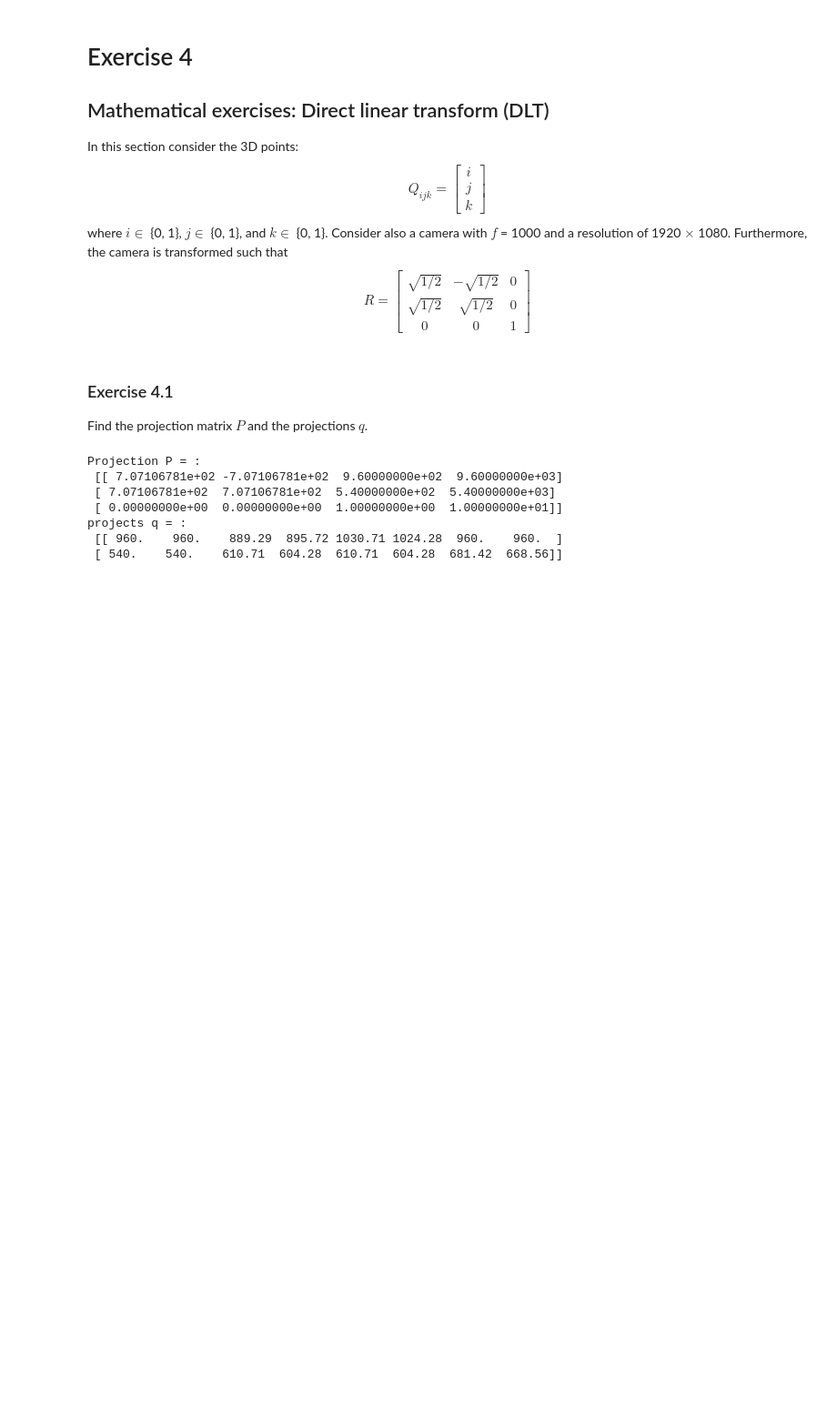
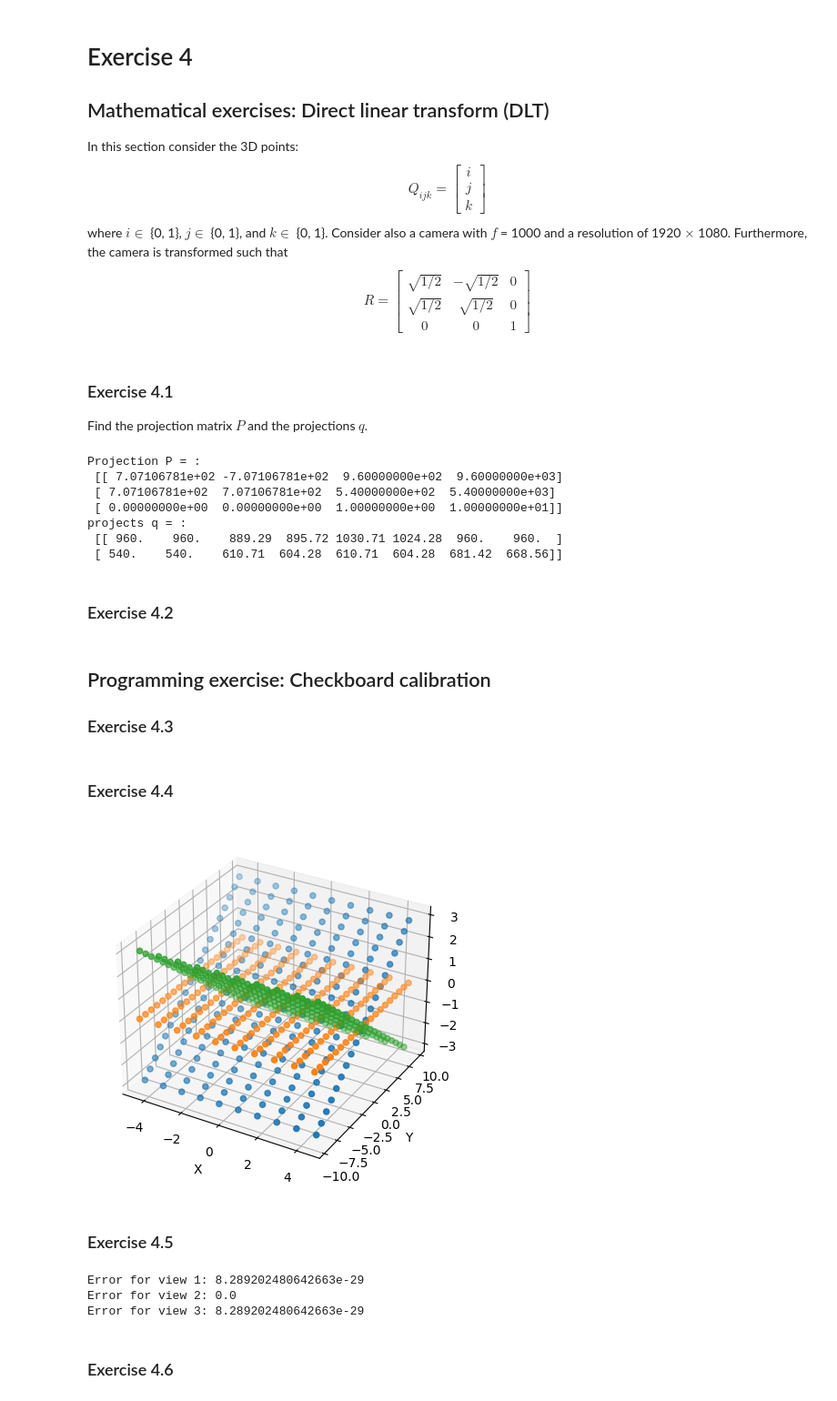
Before and after one commit to ChongchLi/02504_ComputerVision, a Jupyter notebook: Exercise/Exercise_4/Exercise_4.ipynb, the cells around one changed output. Shown at 91% size. Saved outputs shown, nothing was run; the diff lists cells and outputs as text; code cells hidden in the pictures; blank space fills up the shorter version.

Commit message:
modified:   Exercise/Exercise_4/Exercise_4.ipynb 	new file:   Lecture/Lecture_4/Zhang - 2000 - A flexible new technique for camera calibration.pdf

```diff
--- a/Exercise/Exercise_4/Exercise_4.ipynb
+++ b/Exercise/Exercise_4/Exercise_4.ipynb
@@ -62,3 +107,77 @@ Projection P = :
 projects q = :
  [[ 960.    960.    889.29  895.72 1030.71 1024.28  960.    960.  ]
  [ 540.    540.    610.71  604.28  610.71  604.28  681.42  668.56]]
+# %% [markdown]
+### Exercise 4.2
+# %% [markdown]
+## Programming exercise: Checkboard calibration
+### Exercise 4.3
+# %%
+def checkerboard_points(n, m):
+    points = []
+    for i in range(n):
+        for j in range(m):
+            x = i - (n-1)/2
+            y = j - (m-1)/2
+            z = 0
+            points.append([x, y, z])
+    return np.array(points).T
+# %% [markdown]
+### Exercise 4.4
+# %%
+from scipy.spatial.transform import Rotation
+
+def R_rotation(theta_x, theta_y, theta_z):
+    R = Rotation.from_euler('xyz', [theta_x, theta_y, theta_z]).as_matrix()
+    return R
+
+Q_Omega = checkerboard_points(10,20)
+R_a = R_rotation(np.pi/10, 0, 0)
+R_b = R_rotation(0, 0, 0)
+R_c = R_rotation(-np.pi/10, 0, 0)
+
+q_a = R_a @ Q_Omega
+q_b = R_b @ Q_Omega
+q_c = R_c @ Q_Omega
+# %%
+fig = plt.figure(figsize=(5,5))
+ax = fig.add_subplot(projection='3d')
+ax.scatter(q_a[0,:], q_a[1,:], q_a[2,:])
+ax.scatter(q_b[0,:], q_b[1,:], q_b[2,:])
+ax.scatter(q_c[0,:], q_c[1,:], q_c[2,:])
+ax.set_xlabel('X')
+ax.set_ylabel('Y')
+ax.set_zlabel('Z')
+plt.show()
+# %% [output]
+[figure, added]
+# %% [markdown]
+### Exercise 4.5
+# %%
+qs = [q_a, q_b, q_c]
+def estimateHomographies(Q_omega, qs):
+    homographies = []
+    Q_tilde = Q_omega[:2, :]
+    for q in qs:
+        H = hest(Q_tilde, q[:2, :], normalize=True)
+        homographies.append(H)
+
+    return homographies
+
+estimated_homographies = estimateHomographies(Q_Omega, qs)
+
+# Check the estimated homographies
+for i, H in enumerate(estimated_homographies):
+    Q_tilde = PiInv(Q_Omega[:2, :])
+    q_estimated_homogeneous = H @ Q_tilde
+    q_estimated = Pi(q_estimated_homogeneous)
+    q_original = qs[i][:2, :]
+
+    error = np.sum((q_estimated - q_original)**2)
+    print(f'Error for view {i+1}: {error}')
+# %% [output]
+Error for view 1: 8.289202480642663e-29
+Error for view 2: 0.0
+Error for view 3: 8.289202480642663e-29
+# %% [markdown]
+### Exercise 4.6
```
Also changed, not shown: parts of 5 cells of this notebook, 1 other file.
